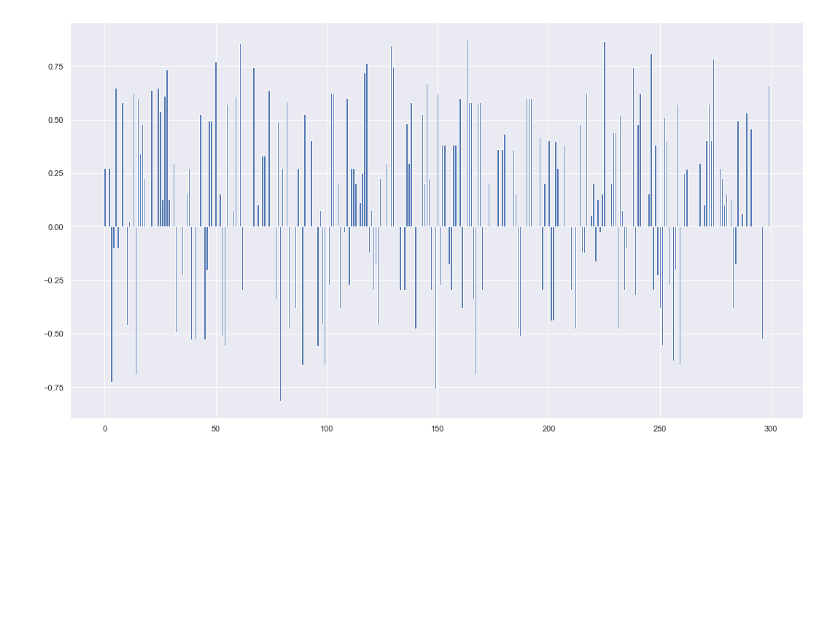
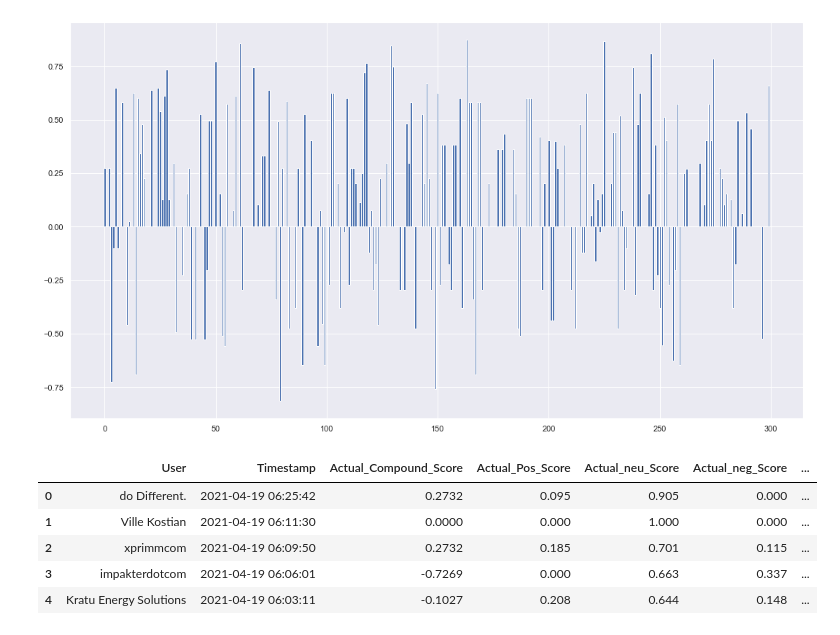
Before and after one commit to Nethmifonseka97/Twitter_Sentiment_Analysis, a Jupyter notebook: Distinguishing Sentiments.ipynb, the cells around one changed output. Saved outputs shown, nothing was run; the diff lists cells and outputs as text; code cells hidden in the pictures; blank space fills up the shorter version.

```diff
--- a/Distinguishing Sentiments.ipynb
+++ b/Distinguishing Sentiments.ipynb
@@ -355,5 +355,15 @@ plt.savefig("Overall_Media_Sentiment.png")
 plt.show()
 # %% [output]
 [figure]
+# %%
+from pycaret.datasets import get_data
+twitter_data = get_data('Twitter_News_Sentiment_Raw')
+# %% [output]
+|  | User | Timestamp | Actual_Compound_Score | Actual_Pos_Score | Actual_neu_Score | Actual_neg_Score | ... |
+| 0 | do Different. | 2021-04-19 06:25:42 | 0.2732 | 0.095 | 0.905 | 0.000 | ... |
+| 1 | Ville Kostian | 2021-04-19 06:11:30 | 0.0000 | 0.000 | 1.000 | 0.000 | ... |
+| 2 | xprimmcom | 2021-04-19 06:09:50 | 0.2732 | 0.185 | 0.701 | 0.115 | ... |
+| 3 | impakterdotcom | 2021-04-19 06:06:01 | -0.7269 | 0.000 | 0.663 | 0.337 | ... |
+| 4 | Kratu Energy Solutions | 2021-04-19 06:03:11 | -0.1027 | 0.208 | 0.644 | 0.148 | ... |
 # %%
 from pycaret.classification import *
```
Also changed, not shown: parts of 6 cells of this notebook, 1 other file.
